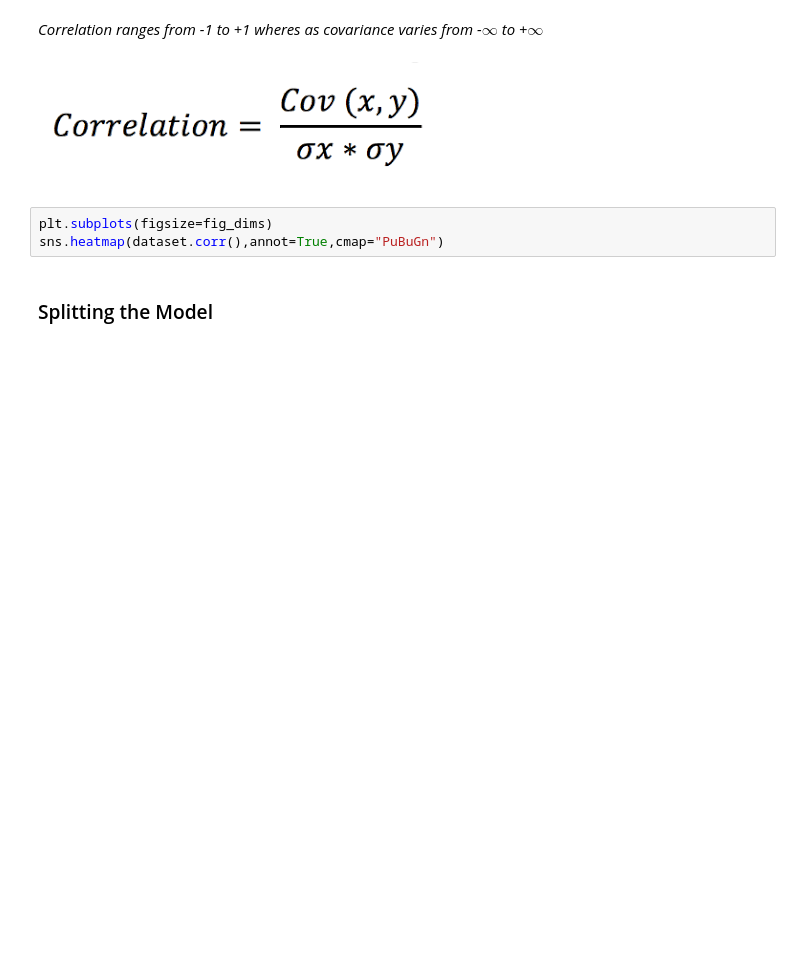
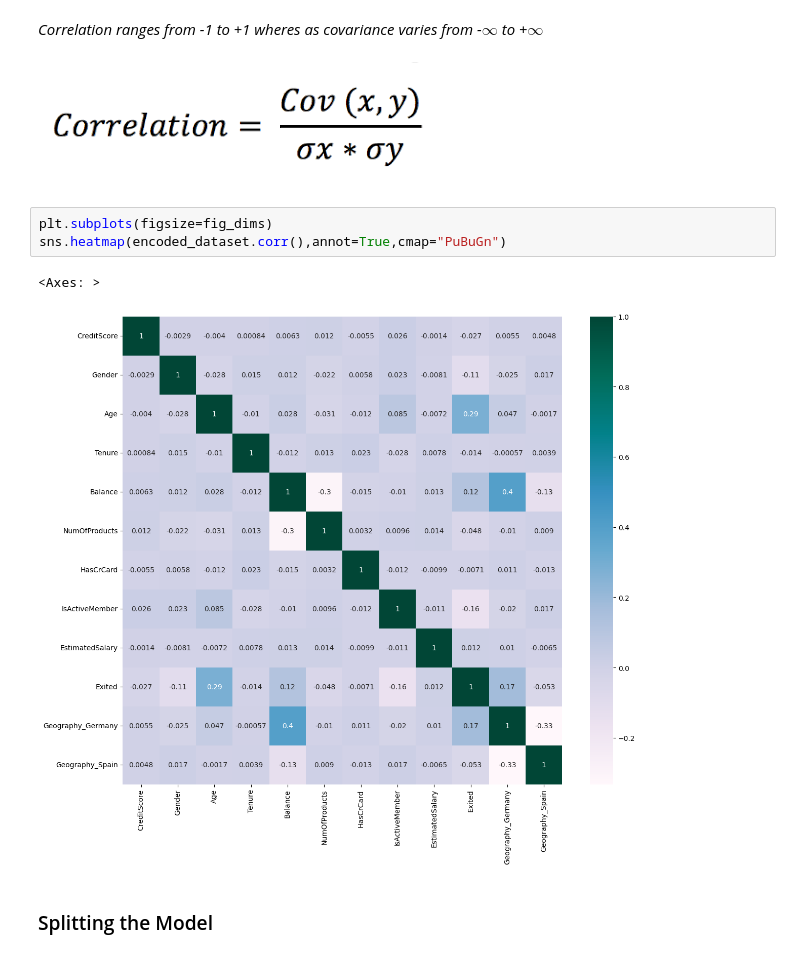
Before and after one commit to SaiVamshiKatkuri/MLnow_2.0, a Jupyter notebook: Churn_Multivariate_Classification.ipynb, the cells around one changed output. Drawn from its saved outputs; the diff is of its cells as text; blank space fills up the shorter version.

```diff
--- a/Churn_Multivariate_Classification.ipynb
+++ b/Churn_Multivariate_Classification.ipynb
@@ -223,7 +427,10 @@ print(encoded_dataset.corr())
 <img src="embedded-picture-1">
 # %%
 plt.subplots(figsize=fig_dims)
-sns.heatmap(dataset.corr(),annot=True,cmap="PuBuGn")
+sns.heatmap(encoded_dataset.corr(),annot=True,cmap="PuBuGn")
+# %% [output]
+<Axes: >
+[figure, added]
 # %% [markdown]
 ### Splitting the Model
 # %%
```
Also changed, not shown: parts of 34 cells of this notebook.
